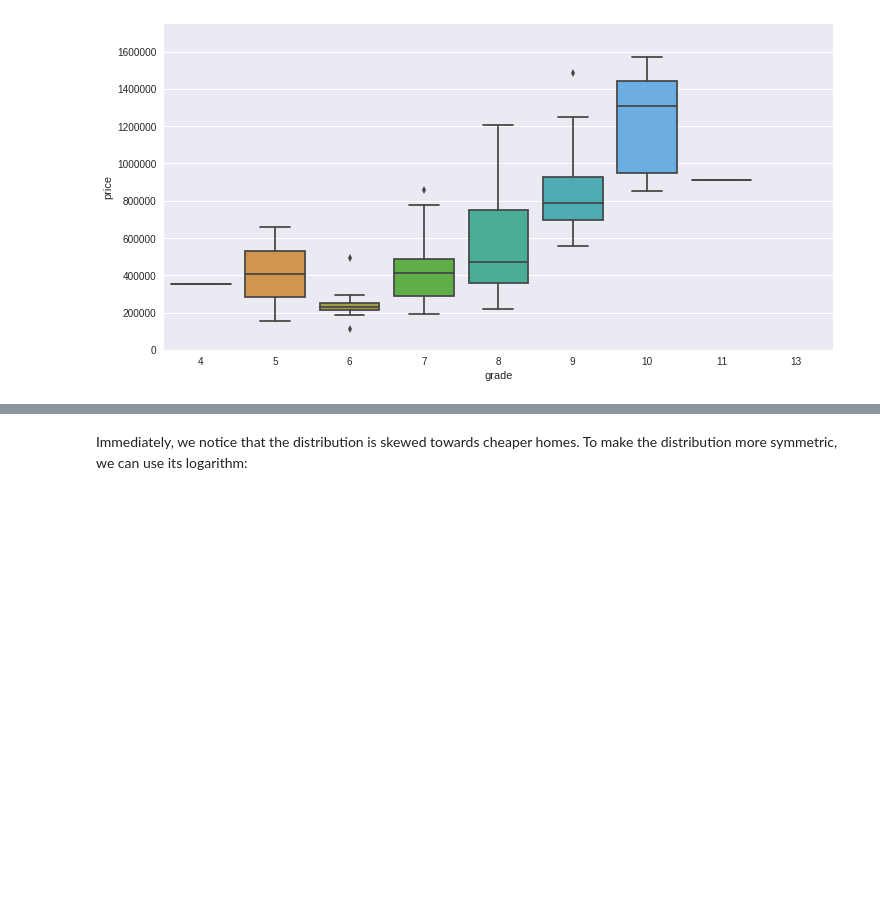
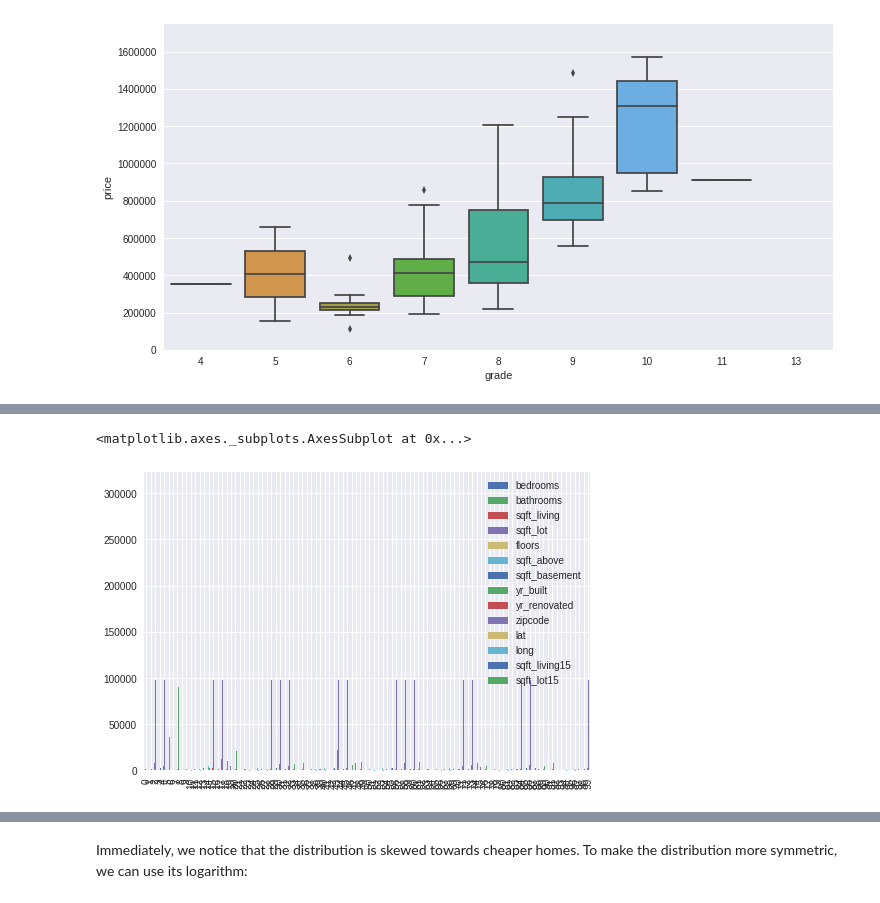
Before and after one commit to solidarite/friend, a Jupyter notebook: README.ipynb, the cells around one changed output, grey strips where cells are left out. Cells and saved outputs as stored; diff of their text form; code cells hidden in the pictures; blank space fills up the shorter version.

```diff
--- a/README.ipynb
+++ b/README.ipynb
@@ -125,3 +146,8 @@ fig.axis(ymin=0, ymax=3500000);
+# %%
+X.plot(kind='bar' )
+# %% [output]
+<matplotlib.axes._subplots.AxesSubplot at 0x...>
+[figure, added]
 # %%
 plt.hist(XY.price, bins = 25)
 # %% [output]
```
Also changed, not shown: parts of 14 cells of this notebook.
